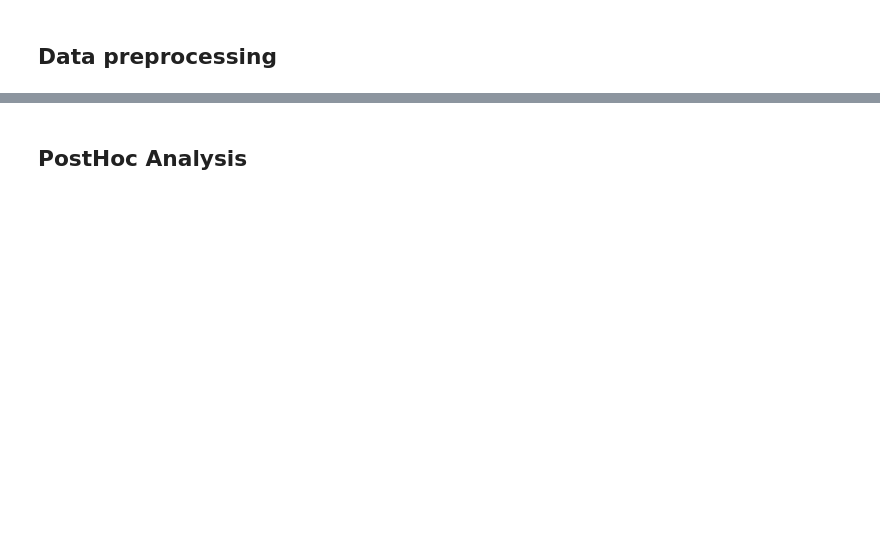
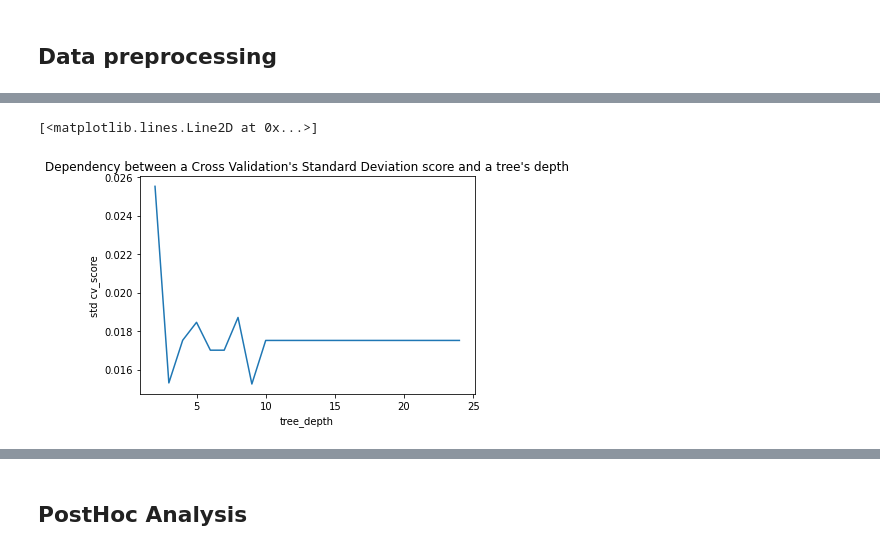
Before and after one commit to Ilshat-Akhmetov/Titanic_Kaggle_Competition, a Jupyter notebook: Titanic.ipynb, the cells around one changed output, grey strips where cells are left out. Drawn from its saved outputs; the diff is of its cells as text; code cells hidden in the pictures; blank space fills up the shorter version.

```diff
--- a/Titanic.ipynb
+++ b/Titanic.ipynb
@@ -258,9 +242,10 @@ dtype: object
 # %%
 def encoding_columns(df):
-    LE = LabelEncoder()
-    for feature in df.select_dtypes(include = ['object']):
-        df[feature] = LE.fit_transform(df[feature])
-    return
+#     LE = LabelEncoder()
+#     for feature in df.select_dtypes(include = ['object']):
+#         df[feature] = LE.fit_transform(df[feature])
+    df = pd.get_dummies(df)
+    return df
 # %%
-encoding_columns(main_df)
-encoding_columns(test_df)
+main_df = encoding_columns(main_df)
+test_df = encoding_columns(test_df)
@@ -267,2 +262,2 @@ encoding_columns(test_df)
 # %%
-train_data, valid_data, train_value, valid_value  = train_test_split(main_df.drop(columns = ['Survived']), main_df['Survived'], test_size = 0.2, random_state = rand_state, shuffle = True)
+train_data, valid_data, train_value, valid_value  = train_test_split(main_df, Survived, test_size = 0.2, random_state = rand_state, shuffle = True)
@@ -268,0 +266,19 @@ train_data, valid_data, train_value, valid_value  = train_test_split(main_df.dro
+# %%
+mean_cv_scores = []
+std_cv_scores = []
+tree_depths = []
+n_depth_range = 25
+for i in range(2,n_depth_range):
+    rf_clsfr = RandomForestClassifier(n_estimators = 200, max_depth = i, min_samples_split = 10,
+                             min_samples_leaf = 5, random_state = rand_state, max_samples = 200)
+    cv_scores = cross_val_score(rf_clsfr, train_data, train_value, cv = 5)
+    mean_score = cv_scores.mean()
+    std_score = cv_scores.std()
+    mean_cv_scores.append(mean_score)
+    tree_depths.append(i)
+    std_cv_scores.append(std_score)
+    print("Max tree depth: {}".format(i))
+    print("Mean_cv_score: {}".format(mean_score))
+    print("Std_cv_score: {}".format(std_score))
+
+    print(cv_scores)
@@ -268,0 +303,8 @@ train_data, valid_data, train_value, valid_value  = train_test_split(main_df.dro
+# %%
+plt.xlabel("tree_depth")
+plt.ylabel("std cv_score")
+plt.title("Dependency between a Cross Validation's Standard Deviation score and a tree's depth")
+plt.plot(tree_depths, std_cv_scores)
+# %% [output]
+[<matplotlib.lines.Line2D at 0x...>]
+[figure, added]
```
Also changed, not shown: parts of 66 cells of this notebook, 7 other files.
